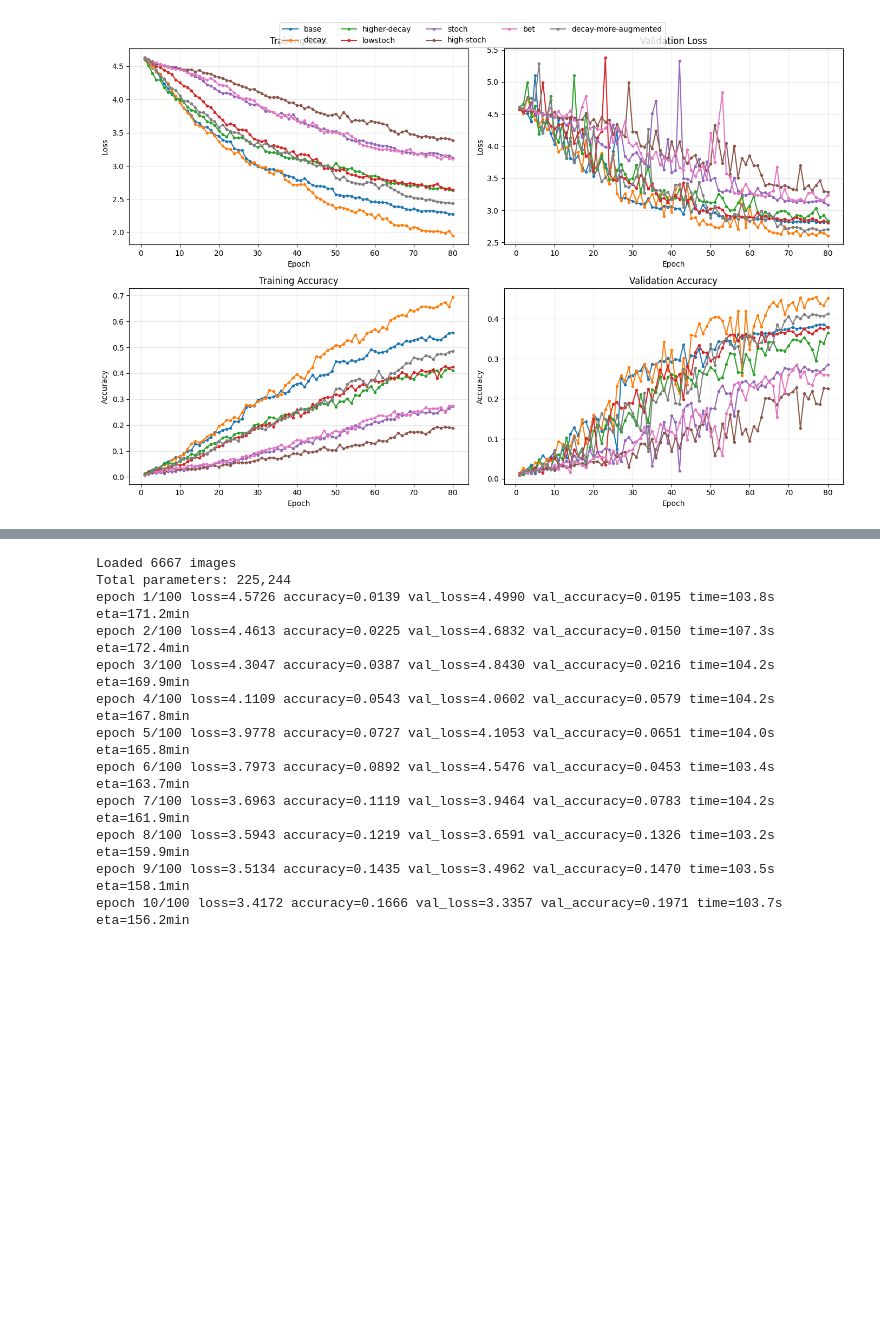
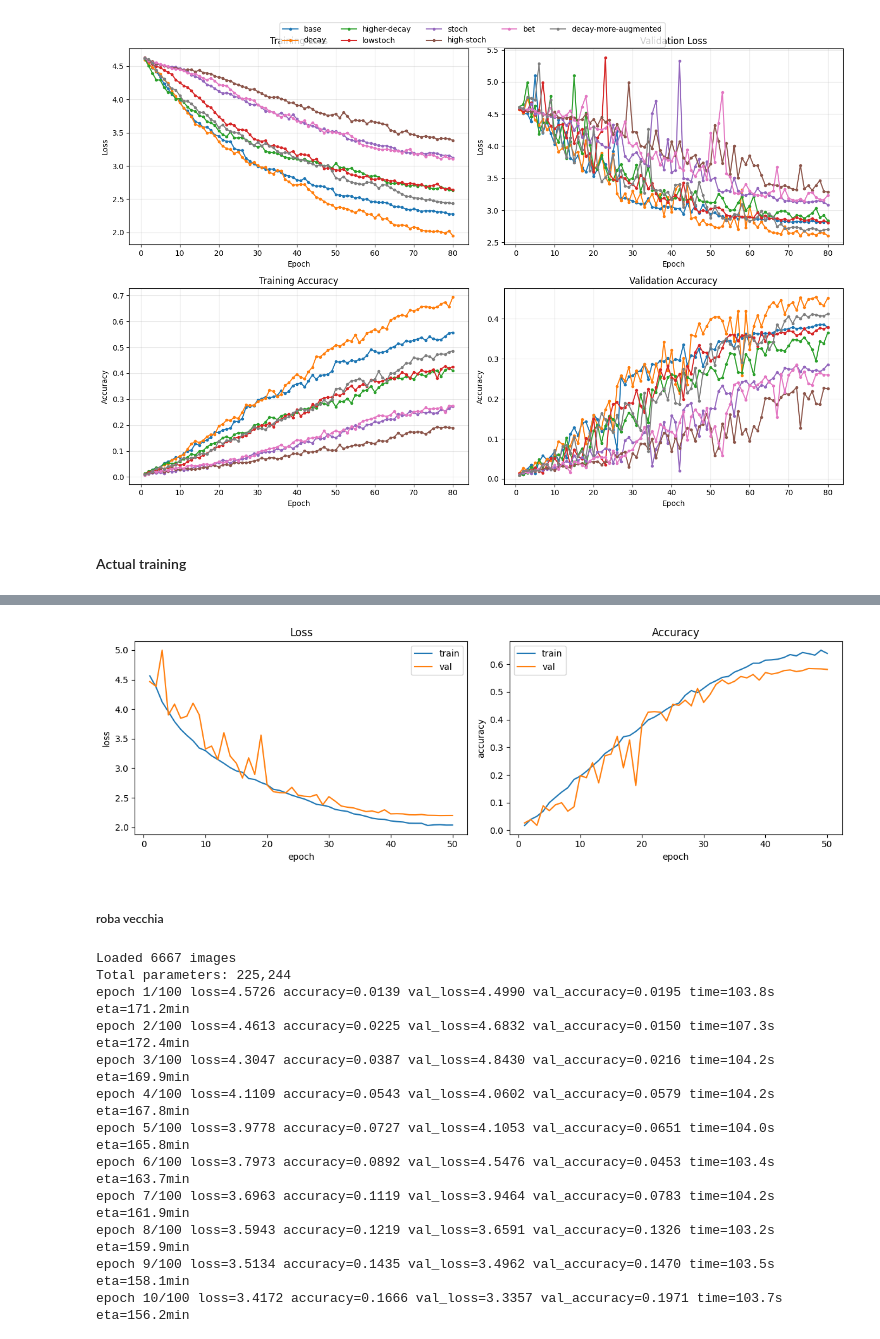
Before and after one commit to Tarekun/computer-vision-project, a Jupyter notebook: assignment_module_two.ipynb, the cells around one changed output, grey strips where cells are left out. Saved outputs shown, nothing was run; the diff lists cells and outputs as text; code cells hidden in the pictures; blank space fills up the shorter version.

```diff
--- a/assignment_module_two.ipynb
+++ b/assignment_module_two.ipynb
@@ -404,7 +349,7 @@ class ExpConfig:
     # Training
     learning_rate: float = 1e-3
     weight_decay: float = 0.0
-    scheduler: Literal["ReduceLROnPlateau","CosineAnnealingLR"] = "CosineAnnealingLR"
+    scheduler: Literal["ReduceLROnPlateau","CosineAnnealingLR", None] = "CosineAnnealingLR"
 
 
 class Cnn(Module):
@@ -547,10 +492,11 @@ def train(
         duration = time.perf_counter() - start
         epoch_durations.append(duration)
 
-        if config.scheduler == "ReduceLROnPlateau":
-            scheduler.step(val_loss)
-        elif scheduler:
-            scheduler.step()
+        if scheduler is not None:
+            if config.scheduler == "ReduceLROnPlateau":
+                scheduler.step(val_loss)
+            elif scheduler:
+                scheduler.step()
 
         history["train_loss"].append(train_loss)
         history["train_accuracy"].append(train_accuracy)
@@ -871,0 +877,29 @@ def plot_results(history):
+# %% [markdown]
+#### Actual training
+# %%
+config = ExpConfig(
+    stem_channels=(12, 24, 48), #->32x32
+    stage_channels=(48, 96, 192), #->4x4
+    stage_stride=(2,2,2),
+    canonical_size=CANONICAL_SIZE,
+    block_type="inception",
+    classifier_hidden_dim=192,
+    label_smoothing=0.1,
+    dropout=0.4,
+    stochastic_depth=0.0,
+    learning_rate=0.005,
+    weight_decay=1e-4,
+    scheduler="CosineAnnealingLR"
+)
+
+trainset,valset,testset = get_datasets(split_validation=False)
+_, history, final_loss, final_accuracy = run_experiment(
+    config,
+    50,
+    trainset,
+    valset,
+    testset,
+    name="submission"
+)
+plot_results(history)
+# %% [output]
@@ -872,3 +923,6 @@ def plot_results(history):
+[figure, added]
+# %% [markdown]
+##### roba vecchia
 # %%
 
 # TRANSFORM = T.Compose([T.Resize((256, 256)), T.ToTensor()])
```
Also changed, not shown: parts of 24 cells of this notebook.
